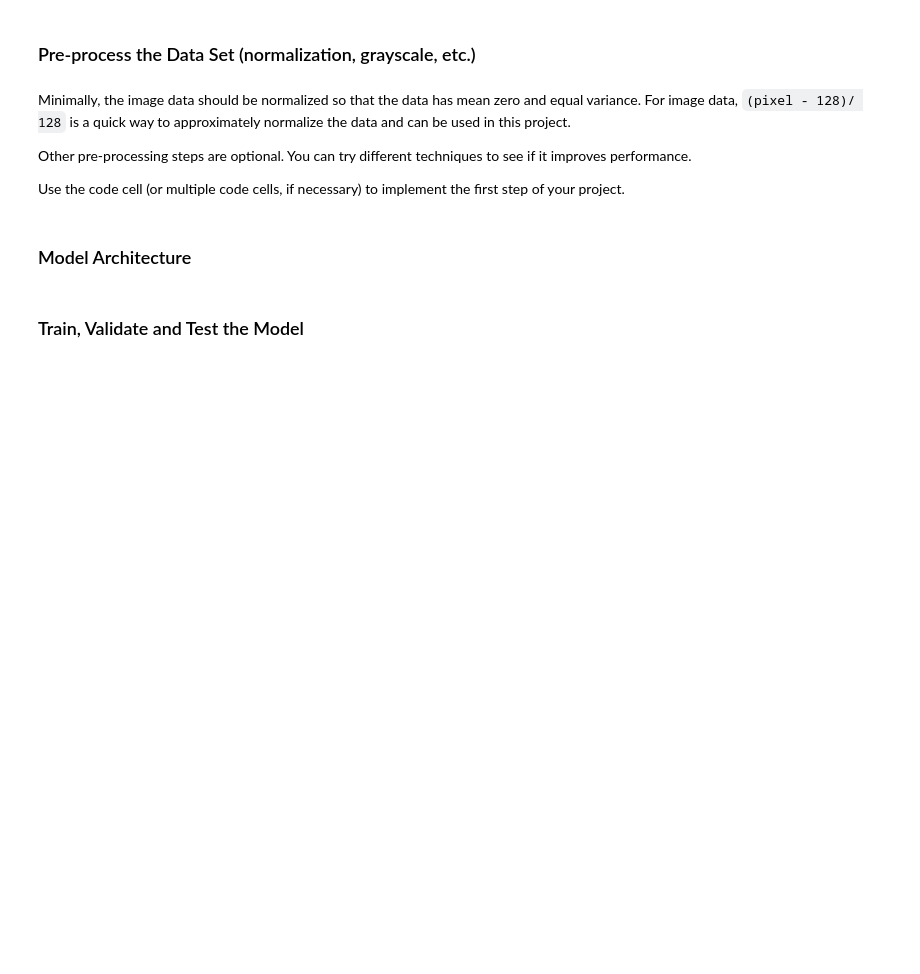
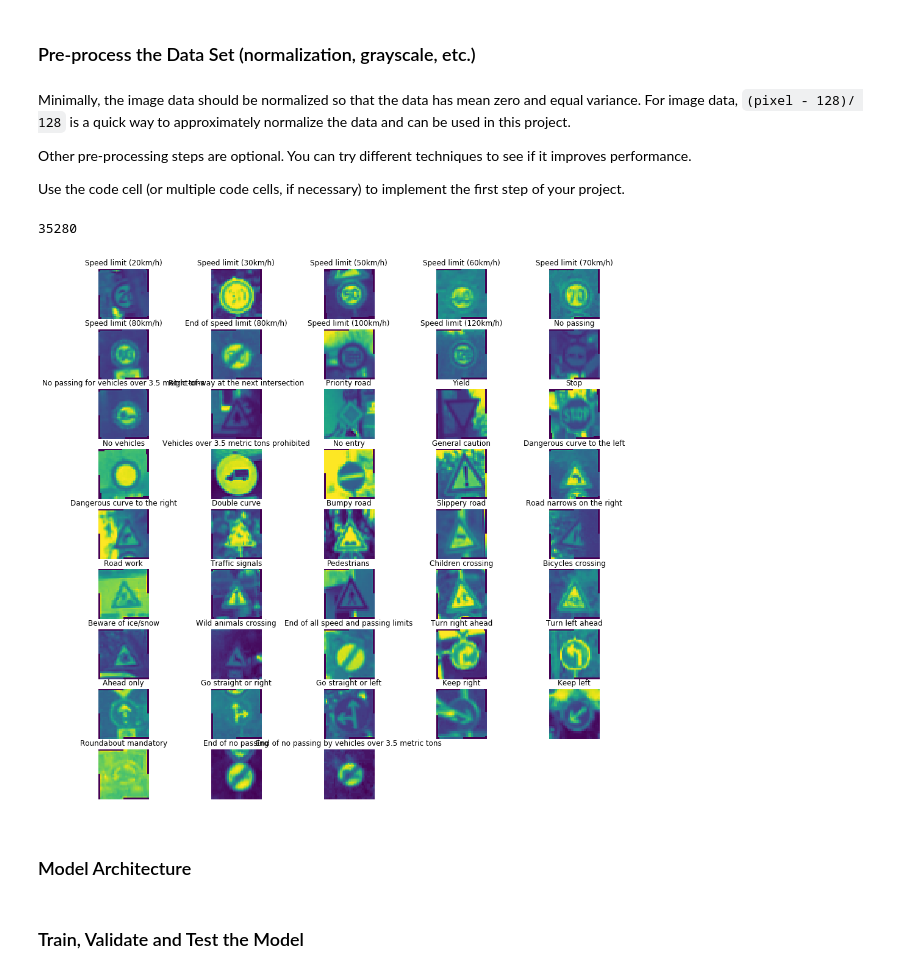
Before and after one commit to GuiBo79/CarND-Traffic-Sign-Classifier-Project, a Jupyter notebook: Traffic_Sign_Classifier.ipynb, the cells around one changed output. Cells and saved outputs as stored; diff of their text form; code cells hidden in the pictures; blank space fills up the shorter version.

```diff
--- a/Traffic_Sign_Classifier.ipynb
+++ b/Traffic_Sign_Classifier.ipynb
@@ -158,7 +165,14 @@ Use the code cell (or multiple code cells, if necessary) to implement the first
 import cv2
 from PIL import ImageEnhance
 from PIL import Image
+from scipy import ndimage
+import random
 
+################Augment Data in Valid Set#########################
+for i in range(3):
+    X_valid=np.concatenate((X_valid,X_valid))
+    y_valid=np.concatenate((y_valid,y_valid))
+##################################################################
 
 X_train_gray = np.zeros((len(X_train), 32, 32, 1), dtype=np.float32)
 X_test_gray = np.zeros((len(X_test), 32, 32, 1), dtype=np.float32)
@@ -169,40 +183,70 @@ X_test_rgb = np.zeros((len(X_test), 32, 32, 3), dtype=np.float32)
 X_valid_rgb = np.zeros((len(X_valid), 32, 32, 3), dtype=np.float32)
 
 def enhance_fig(img, factor):
+    img = ndimage.rotate(img, random.randint(0, 5),reshape=False)
     enhancer=Image.fromarray(img)
-    img=ImageEnhance.Contrast(enhancer)
+    img=ImageEnhance.Sharpness(enhancer)
     enhanced=img.enhance(factor)
+    #enhanced=cv2.GaussianBlur(enhanced, (3, 3), 0)
     return np.array(enhanced)
 
 def norm_n_gray(img):
-    img=enhance_fig(img,3)
+
+    #img=cv2.GaussianBlur(img, (3, 3), 0)
+    #img=enhance_fig(img,1.10)
     img=cv2.cvtColor(img,cv2.COLOR_RGB2GRAY)
-    #img=cv2.GaussianBlur(img, (3, 3), 0)
+    #img=np.sum(img/3, axis=2, keepdims=True)
+    #cv2.normalize(img, img,alpha=0, beta=1, norm_type=cv2.NORM_MINMAX, dtype=cv2.CV_32F)
+    #img = img/127.5-1
     img=img/255
     img=img.reshape(32,32,1)
     return img
+
 def norm(img):
     img=(img-128)/128
     return img
 
 
+
 for i in range(len(X_train)):
     X_train_gray[i]=norm_n_gray(X_train[i])
+
 for i in range(len(X_test)):
     X_test_gray[i]=norm_n_gray(X_test[i])
+
+for i in range(len(X_valid)):
+    X_valid[i]=enhance_fig(X_valid[i],1.0+random.random()) ####Create New Data in Valid DataSet
+
 for i in range(len(X_valid)):
     X_valid_gray[i]=norm_n_gray(X_valid[i])
 
 for i in range(len(X_train)):
     X_train_rgb[i]=norm(X_train[i])  ###RGB train set to be tested later
 for i in range(len(X_test)):
     X_test_rgb[i]=norm(X_test[i])  ###RGB train set to be tested later
 for i in range(len(X_valid)):
     X_valid_rgb[i]=norm(X_valid[i])  ###RGB train set to be tested later
 
 X_train=X_train_gray
 X_valid=X_valid_gray
 X_test=X_test_gray
+
+print(len(X_valid))
+
+################Exibits Pre-Processed Images
+
+plt.figure(figsize=(16,16))
+columns = 5
+
+for i in np.unique(y_valid):
+    fig=plt.subplot(len(np.unique(y_valid)) / columns + 1, columns, i + 1)
+    j=np.where(y_valid==i)[0][0] ###Takes the first sample of each label
+    plt.imshow(X_valid[j].squeeze())
+    fig.set_title(sign_names[i+1][1]) ####Add label to Sign
+    plt.axis('off')
+# %% [output]
+35280
+[figure, added]
 # %% [markdown]
 ### Model Architecture
 # %%
```
Also changed, not shown: parts of 10 cells of this notebook, 3 other files.
